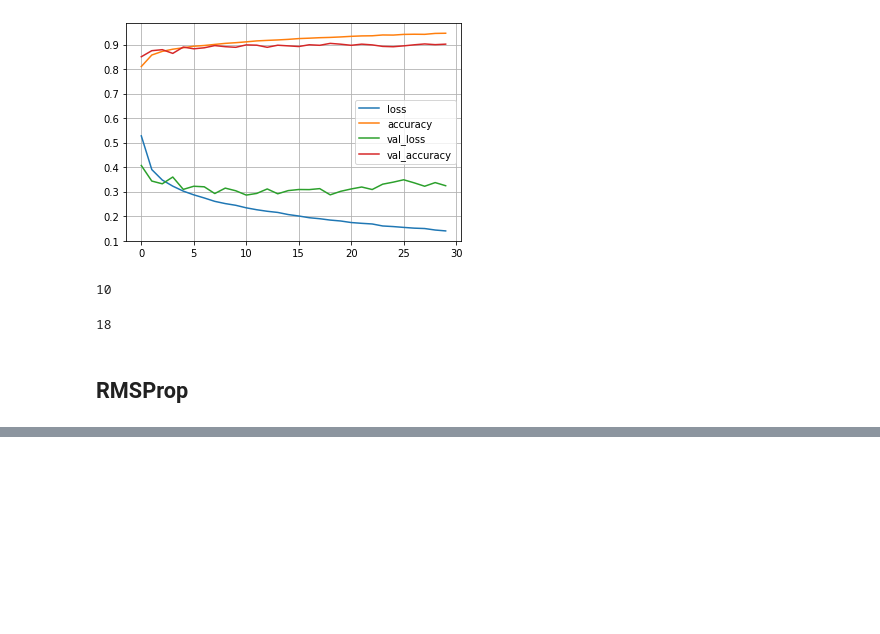
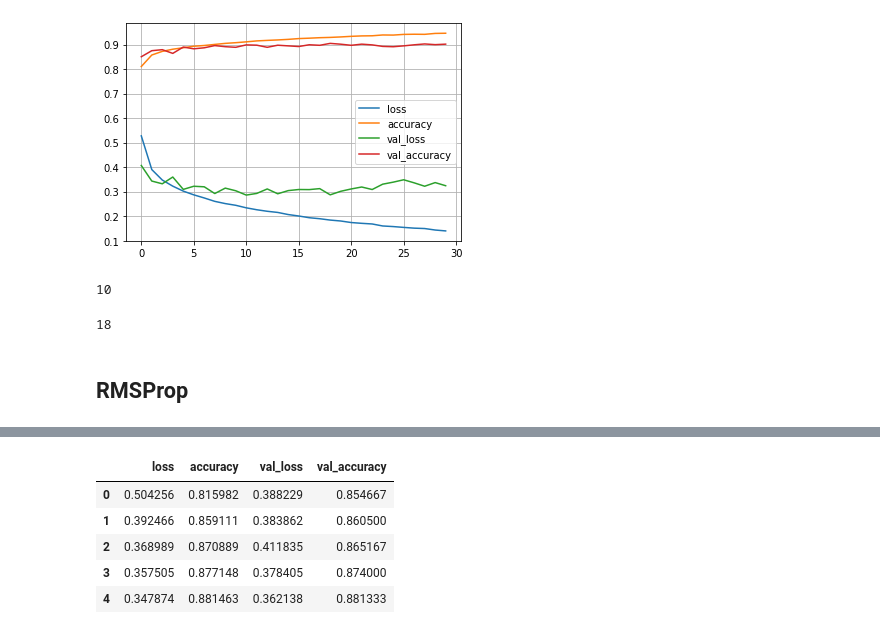
Before and after one commit to JakeOh/202011_itw_bd21, a Jupyter notebook: lab_ml/ml17_dnn.ipynb, the cells around one changed output, grey strips where cells are left out. Cells and saved outputs as stored; diff of their text form; code cells hidden in the pictures; blank space fills up the shorter version.

```diff
--- a/lab_ml/ml17_dnn.ipynb
+++ b/lab_ml/ml17_dnn.ipynb
@@ -316,4 +316,12 @@ Epoch 29/30
 Epoch 30/30
 1688/1688 [==============================] - 4s 2ms/step - loss: 0.2590 - accuracy: 0.9175 - val_loss: 1.0047 - val_accuracy: 0.8533
 # %%
-hist2 = history2.history
+hist2 = pd.DataFrame(history2.history)
+hist2.head()
+# %% [output]
+|  | loss | accuracy | val_loss | val_accuracy |
+| 0 | 0.504256 | 0.815982 | 0.388229 | 0.854667 |
+| 1 | 0.392466 | 0.859111 | 0.383862 | 0.860500 |
+| 2 | 0.368989 | 0.870889 | 0.411835 | 0.865167 |
+| 3 | 0.357505 | 0.877148 | 0.378405 | 0.874000 |
+| 4 | 0.347874 | 0.881463 | 0.362138 | 0.881333 |
```
Also changed, not shown: parts of 17 cells of this notebook.
